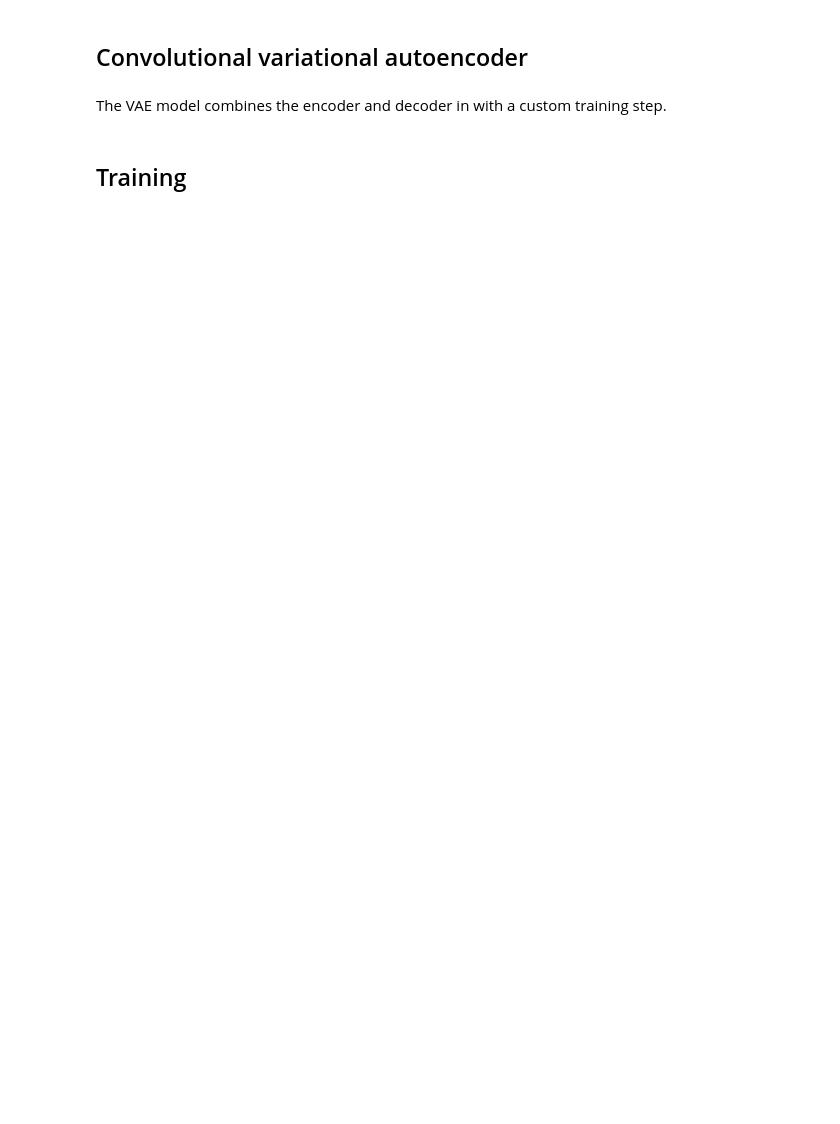
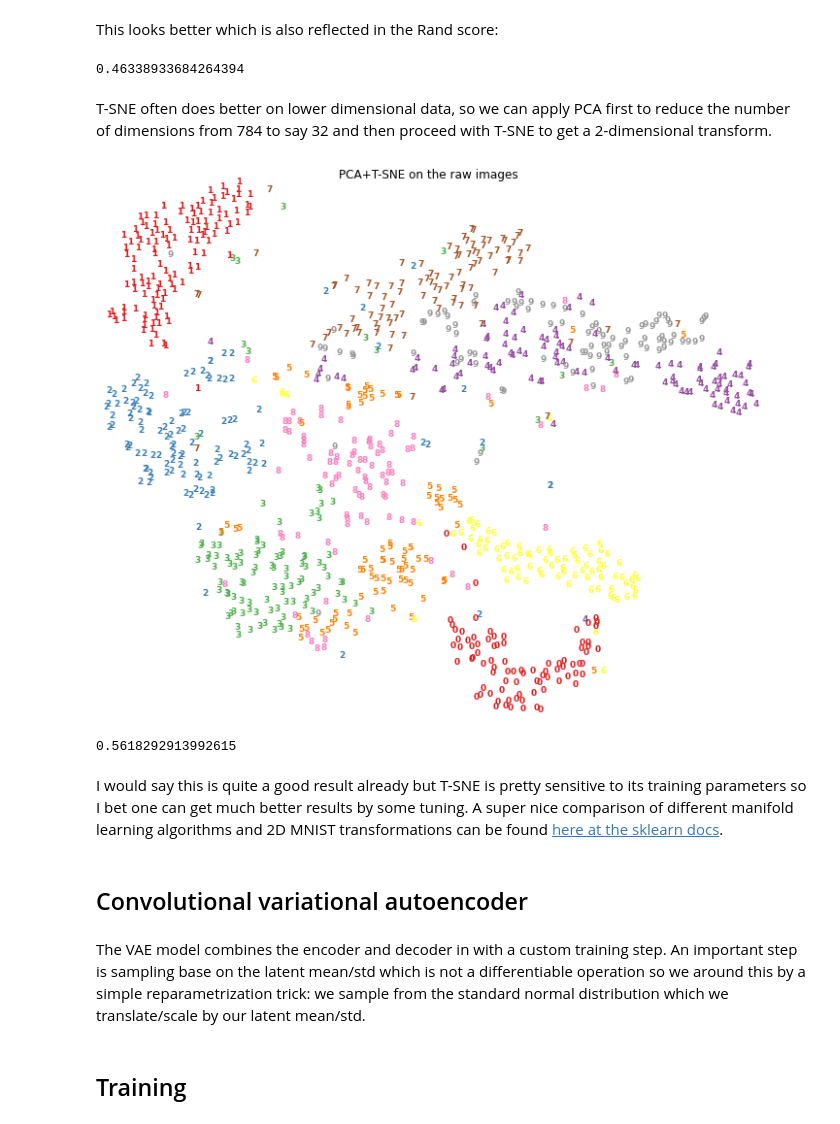
Before and after one commit to danieltsoukup/autoencoders, a Jupyter notebook: variational_autoencoders.ipynb, the cells around one changed output. Drawn from its saved outputs; the diff is of its cells as text; code cells hidden in the pictures; blank space fills up the shorter version.

```diff
--- a/variational_autoencoders.ipynb
+++ b/variational_autoencoders.ipynb
@@ -20,7 +102,38 @@ Building on the [this Keras tutorial](https://keras.io/examples/generative/vae/)
+# %% [markdown]
+This looks better which is also reflected in the Rand score:
+# %%
+kmeans = KMeans(n_clusters=10)
+cluster_labels = kmeans.fit_predict(tsne_data)
+
+adjusted_rand_score(cluster_labels, val_labels)
+# %% [output]
+0.46338933684264394
+# %% [markdown]
+T-SNE often does better on lower dimensional data, so we can apply PCA first to reduce the number of dimensions from 784 to say 32 and then proceed with T-SNE to get a 2-dimensional transform.
+# %%
+from sklearn.pipeline import Pipeline
+
+model = Pipeline([("pca", PCA(n_components=16)),
+                  ("tsne", TSNE(n_components=2))])
+
+projected_data = model.fit_transform(val_data.reshape(-1, 28*28))
+
+figure = plot_clusters(projected_data, val_labels, title="PCA+T-SNE on the raw images", show=True)
+# %% [output]
+[figure, added]
+# %%
+kmeans = KMeans(n_clusters=10)
+cluster_labels = kmeans.fit_predict(projected_data)
+
+adjusted_rand_score(cluster_labels, val_labels)
+# %% [output]
+0.5618292913992615
+# %% [markdown]
+I would say this is quite a good result already but T-SNE is pretty sensitive to its training parameters so I bet one can get much better results by some tuning. A super nice comparison of different manifold learning algorithms and 2D MNIST transformations can be found [here at the sklearn docs](https://scikit-learn.org/stable/auto_examples/manifold/plot_lle_digits.html#sphx-glr-auto-examples-manifold-plot-lle-digits-py).
 # %% [markdown]
 ## Convolutional variational autoencoder
-# %% [markdown]
-The VAE model combines the encoder and decoder in with a custom training step.
+# %% [markdown]
+The VAE model combines the encoder and decoder in with a custom training step. An important step is sampling base on the latent mean/std which is not a differentiable operation so we around this by a simple reparametrization trick: we sample from the standard normal distribution which we translate/scale by our latent mean/std.
 # %%
 class Sampling(layers.Layer):
     """Uses (z_mean, z_log_var) to sample z, the vector encoding a digit."""
```
Also changed, not shown: parts of 34 cells of this notebook, 1 other file.
